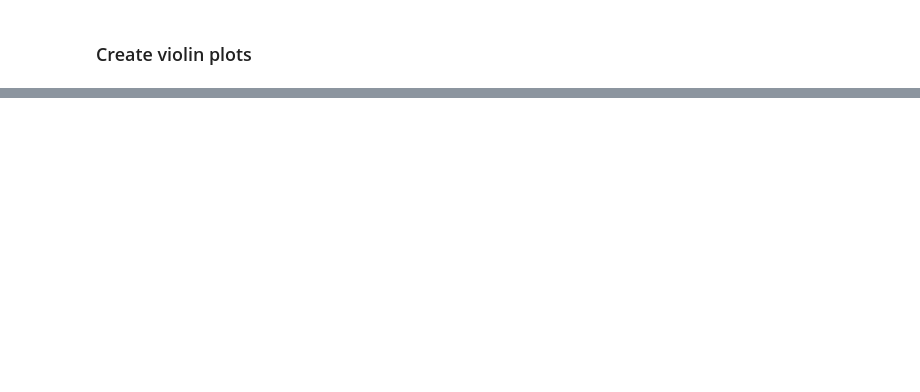
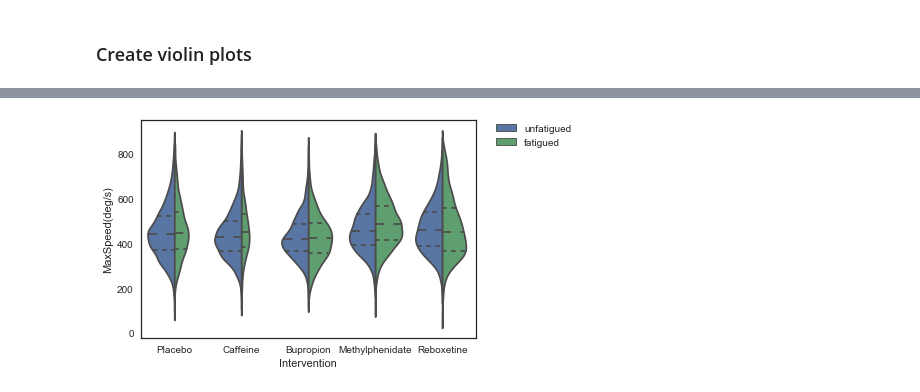
Before and after one commit to charlieconnell/Projects, a Jupyter notebook: saccades_analysis.ipynb, the cells around one changed output, grey strips where cells are left out. Saved outputs shown, nothing was run; the diff lists cells and outputs as text; code cells hidden in the pictures; blank space fills up the shorter version.

```diff
--- a/saccades_analysis.ipynb
+++ b/saccades_analysis.ipynb
@@ -533,0 +215,8 @@ Multinomial Logistic regression Test Accuracy ::  0.586206896552
+# %%
+ax = sns.violinplot(x='Intervention', y='MaxSpeed(deg/s)', data=max_velocity_anti, hue='status',
+                    split=True, order=['Placebo', 'Caffeine', 'Bupropion', 'Methylphenidate',
+                                       'Reboxetine'], scale='count', inner='quartile')
+plt.legend(bbox_to_anchor=(1.05, 1), loc=2, borderaxespad=0.)
+plt.show()
+# %% [output]
+[figure, added]
```
Also changed, not shown: parts of 80 cells of this notebook.
